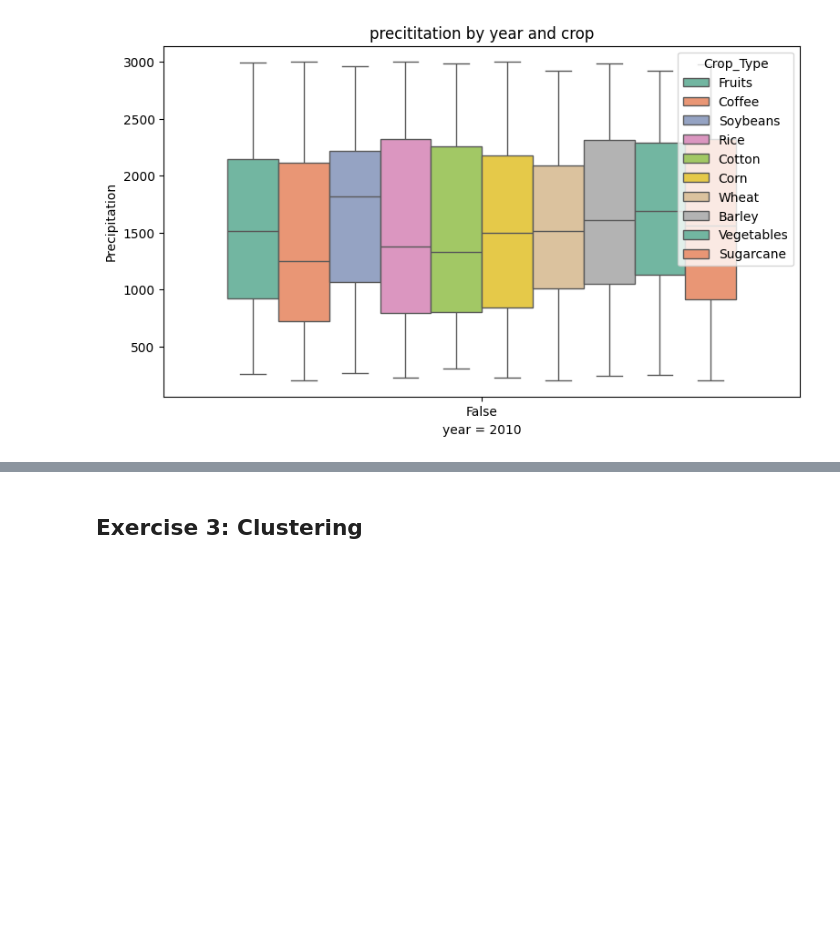
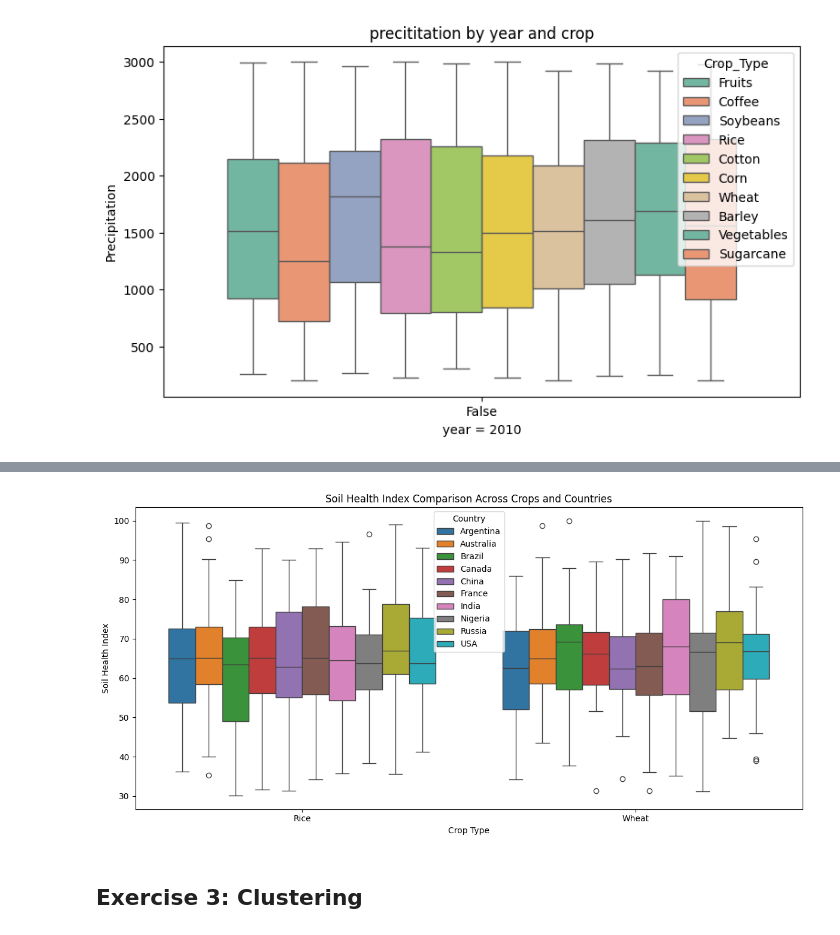
Before and after one commit to Jean7794/Hec-projet-bia-Jean, a Jupyter notebook: Assignment/assignment.ipynb, the cells around one changed output, grey strips where cells are left out. Saved outputs shown, nothing was run; the diff lists cells and outputs as text; code cells hidden in the pictures; blank space fills up the shorter version.

```diff
--- a/Assignment/assignment.ipynb
+++ b/Assignment/assignment.ipynb
@@ -205,3 +213,17 @@ plt.show();
+# %%
+# Question 6: Create the boxplots that compare the soil health index across crops and all the countries
+fig, ax = plt.subplots(figsize=(12, 6))
+sns.boxplot(y='Soil_Health_Index', x='Crop_Type', hue='Country', data=dataCrop2, ax=ax)
+
+ax.set_title('Soil Health Index Comparison Across Crops and Countries')
+ax.set_xlabel('Crop Type')
+ax.set_ylabel('Soil Health Index')
+
+plt.tight_layout()
+
+plt.show()
+# %% [output]
+[figure, added]
 # %% [markdown]
 ## Exercise 3: Clustering
 # %% [markdown]
```
Also changed, not shown: parts of 75 cells of this notebook.
